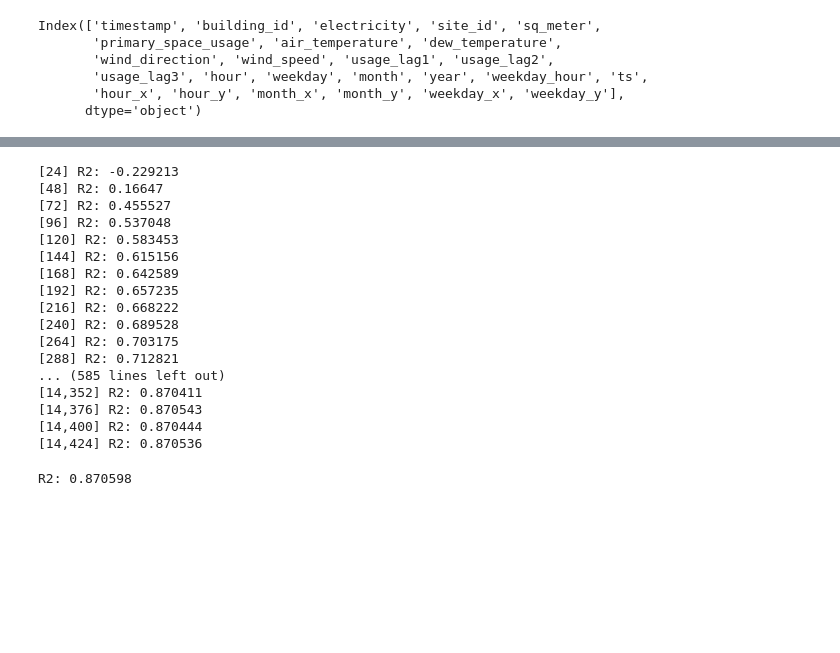
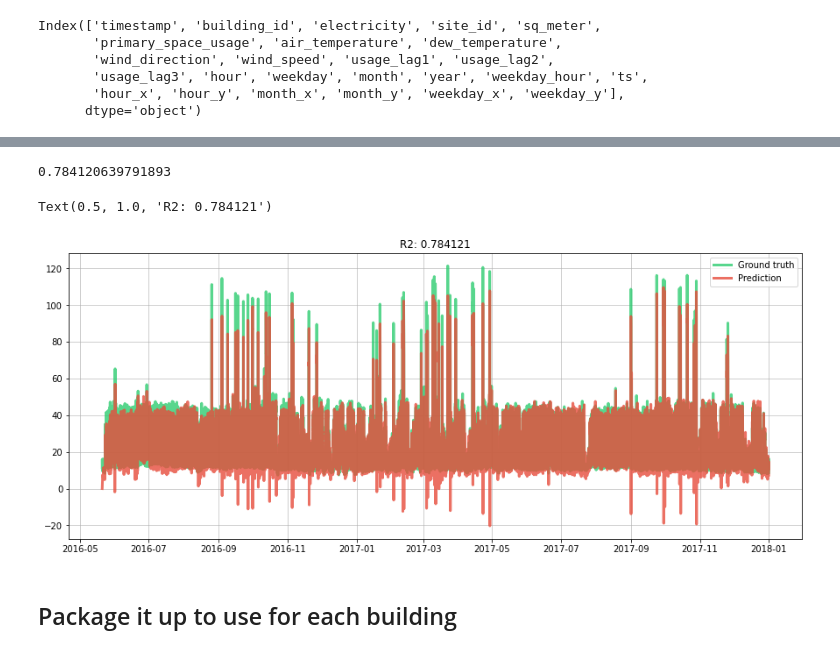
Before and after one commit to gatechdvateam/energy_hub, a Jupyter notebook: normalization/norm2.ipynb, the cells around one changed output, grey strips where cells are left out. Drawn from its saved outputs; the diff is of its cells as text; code cells hidden in the pictures; blank space fills up the shorter version.

```diff
--- a/normalization/norm2.ipynb
+++ b/normalization/norm2.ipynb
@@ -86,33 +96,31 @@ for xi, yi in stream.iter_pandas(X, y):
 # %%
 X_y = stream.iter_pandas(X, y)
 
-model = compose.Select('sq_meter', 'air_temperature', 'dew_temperature',
+model = compose.Select('air_temperature', 'dew_temperature',
        'wind_direction', 'wind_speed',
        'month', 'weekday', 'hour',
        'hour_x', 'hour_y','month_x','month_y','weekday_x','weekday_y',
        'usage_lag1', 'usage_lag2', 'usage_lag3')
 model |= preprocessing.StandardScaler()
-model |= linear_model.LinearRegression(optimizer=optim.SGD(lr=0.003))
+model |= linear_model.LinearRegression(optim.SGD(lr=0.003))
+
 
 metric = metrics.R2()
 
-evaluate.progressive_val_score(X_y, model, metric, print_every=24)
+evaluate.progressive_val_score(X_y, model, metric, moment='timestamp',
+              delay=dt.timedelta(minutes=60)).get()
 # %% [output]
-[24] R2: -0.229213
-[48] R2: 0.16647
-[72] R2: 0.455527
-[96] R2: 0.537048
-[120] R2: 0.583453
-[144] R2: 0.615156
-[168] R2: 0.642589
-[192] R2: 0.657235
-[216] R2: 0.668222
-[240] R2: 0.689528
-[264] R2: 0.703175
-[288] R2: 0.712821
-... (585 lines left out)
-[14,352] R2: 0.870411
-[14,376] R2: 0.870543
-[14,400] R2: 0.870444
-[14,424] R2: 0.870536
+0.784120639791893
-R2: 0.870598
+# %%
+# Plot the results
+fig, ax = plt.subplots(figsize=(15, 6))
+ax.grid(alpha=0.75)
+ax.plot(time, y_trues, lw=3, color='#2ecc71', alpha=0.8, label='Ground truth')
+ax.plot(time, y_preds, lw=3, color='#e74c3c', alpha=0.8, label='Prediction')
+ax.legend()
+ax.set_title(metric)
+# %% [output]
+Text(0.5, 1.0, 'R2: 0.784121')
+[figure, added]
+# %% [markdown]
+## Package it up to use for each building
```
Also changed, not shown: parts of 17 cells of this notebook.
